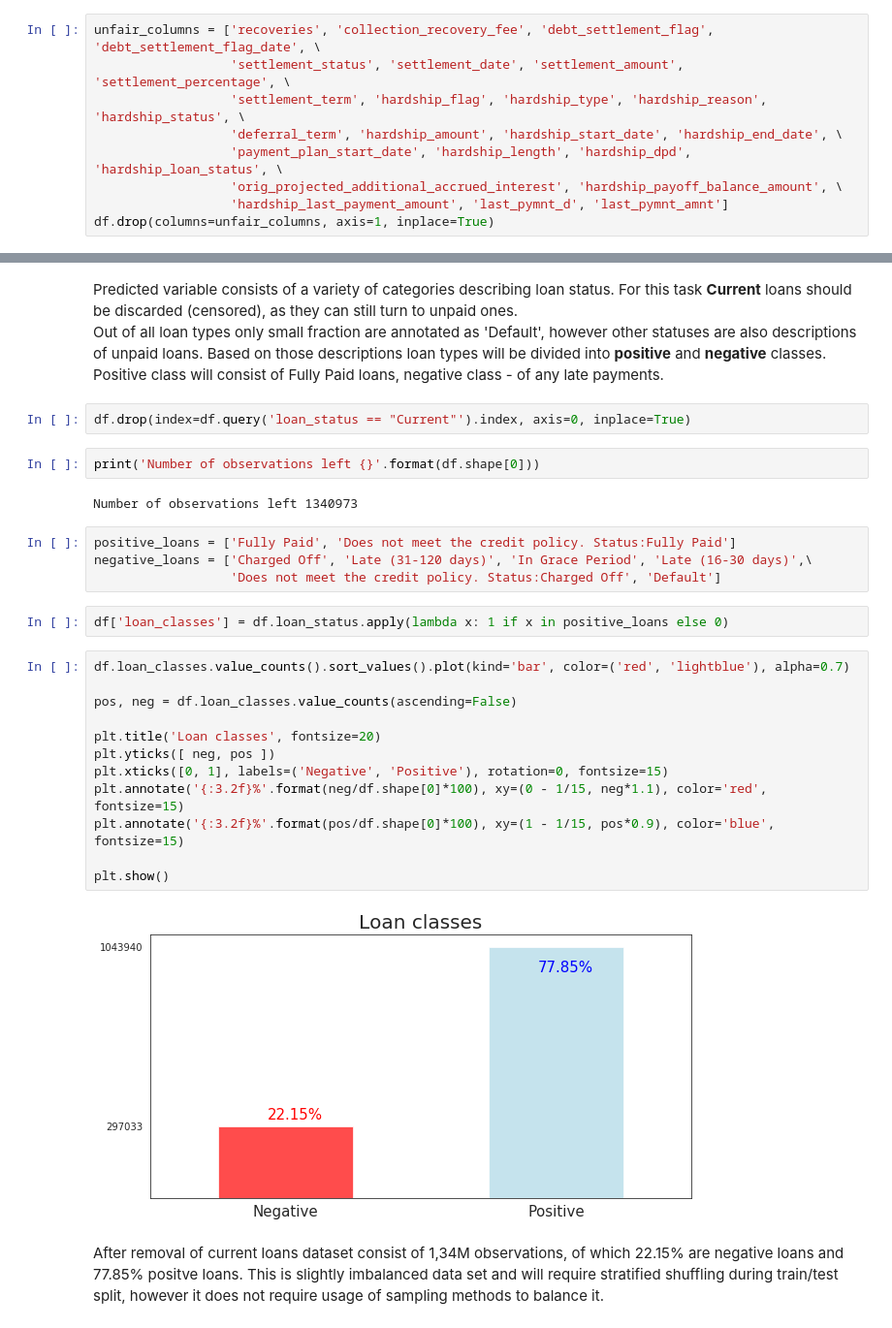
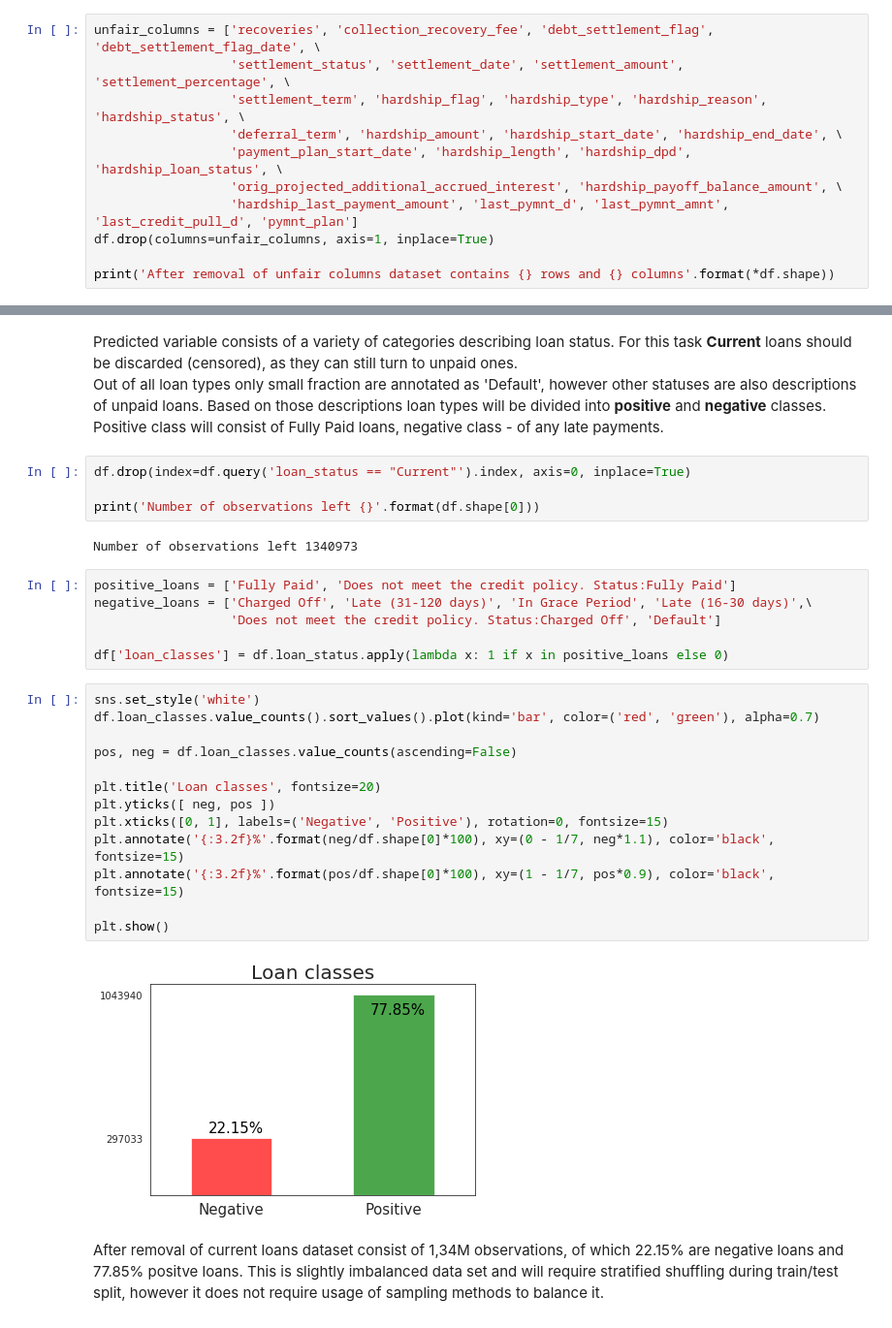
Before and after one commit to lifeofchisqrt/Lending-Club-Loan-Default-Prediction, a Jupyter notebook: Lending Club Loan Default Prediction.ipynb, the cells around one changed output, grey strips where cells are left out. Shown: that part at 97% size. Saved outputs shown, nothing was run; the diff lists cells and outputs as text.

```diff
--- a/Lending Club Loan Default Prediction.ipynb
+++ b/Lending Club Loan Default Prediction.ipynb
@@ -63,5 +61,7 @@ unfair_columns = ['recoveries', 'collection_recovery_fee', 'debt_settlement_flag
                   'deferral_term', 'hardship_amount', 'hardship_start_date', 'hardship_end_date', \
                   'payment_plan_start_date', 'hardship_length', 'hardship_dpd', 'hardship_loan_status', \
                   'orig_projected_additional_accrued_interest', 'hardship_payoff_balance_amount', \
-                  'hardship_last_payment_amount', 'last_pymnt_d', 'last_pymnt_amnt']
+                  'hardship_last_payment_amount', 'last_pymnt_d', 'last_pymnt_amnt', 'last_credit_pull_d', 'pymnt_plan']
 df.drop(columns=unfair_columns, axis=1, inplace=True)
+
+print('After removal of unfair columns dataset contains {} rows and {} columns'.format(*df.shape))
@@ -112,30 +109,31 @@ Predicted variable consists of a variety of categories describing loan status. F
 Out of all loan types only small fraction are annotated as 'Default', however other statuses are also descriptions of unpaid loans. Based on those descriptions loan types will be divided into __positive__ and __negative__ classes. Positive class will consist of Fully Paid loans, negative class - of any late payments.
 # %%
 df.drop(index=df.query('loan_status == "Current"').index, axis=0, inplace=True)
+
+print('Number of observations left {}'.format(df.shape[0]))
+# %% [output]
+Number of observations left 1340973
-# %%
-print('Number of observations left {}'.format(df.shape[0]))
-# %% [output]
-Number of observations left 1340973
 # %%
 positive_loans = ['Fully Paid', 'Does not meet the credit policy. Status:Fully Paid']
 negative_loans = ['Charged Off', 'Late (31-120 days)', 'In Grace Period', 'Late (16-30 days)',\
                   'Does not meet the credit policy. Status:Charged Off', 'Default']
+
+df['loan_classes'] = df.loan_status.apply(lambda x: 1 if x in positive_loans else 0)
-# %%
-df['loan_classes'] = df.loan_status.apply(lambda x: 1 if x in positive_loans else 0)
 # %%
-df.loan_classes.value_counts().sort_values().plot(kind='bar', color=('red', 'lightblue'), alpha=0.7)
+sns.set_style('white')
+df.loan_classes.value_counts().sort_values().plot(kind='bar', color=('red', 'green'), alpha=0.7)
 
 pos, neg = df.loan_classes.value_counts(ascending=False)
 
 plt.title('Loan classes', fontsize=20)
 plt.yticks([ neg, pos ])
 plt.xticks([0, 1], labels=('Negative', 'Positive'), rotation=0, fontsize=15)
-plt.annotate('{:3.2f}%'.format(neg/df.shape[0]*100), xy=(0 - 1/15, neg*1.1), color='red', fontsize=15)
-plt.annotate('{:3.2f}%'.format(pos/df.shape[0]*100), xy=(1 - 1/15, pos*0.9), color='blue', fontsize=15)
+plt.annotate('{:3.2f}%'.format(neg/df.shape[0]*100), xy=(0 - 1/7, neg*1.1), color='black', fontsize=15)
+plt.annotate('{:3.2f}%'.format(pos/df.shape[0]*100), xy=(1 - 1/7, pos*0.9), color='black', fontsize=15)
 
 plt.show()
 # %% [output]
-[figure, old version]
+[figure, new version]
 # %% [markdown]
 After removal of current loans dataset consist of 1,34M observations, of which 22.15% are negative loans and 77.85% positve loans. This is slightly imbalanced data set and will require stratified shuffling during train/test split, however it does not require usage of sampling methods to balance it.
 # %% [markdown]
```
Also changed, not shown: parts of 48 cells of this notebook.
